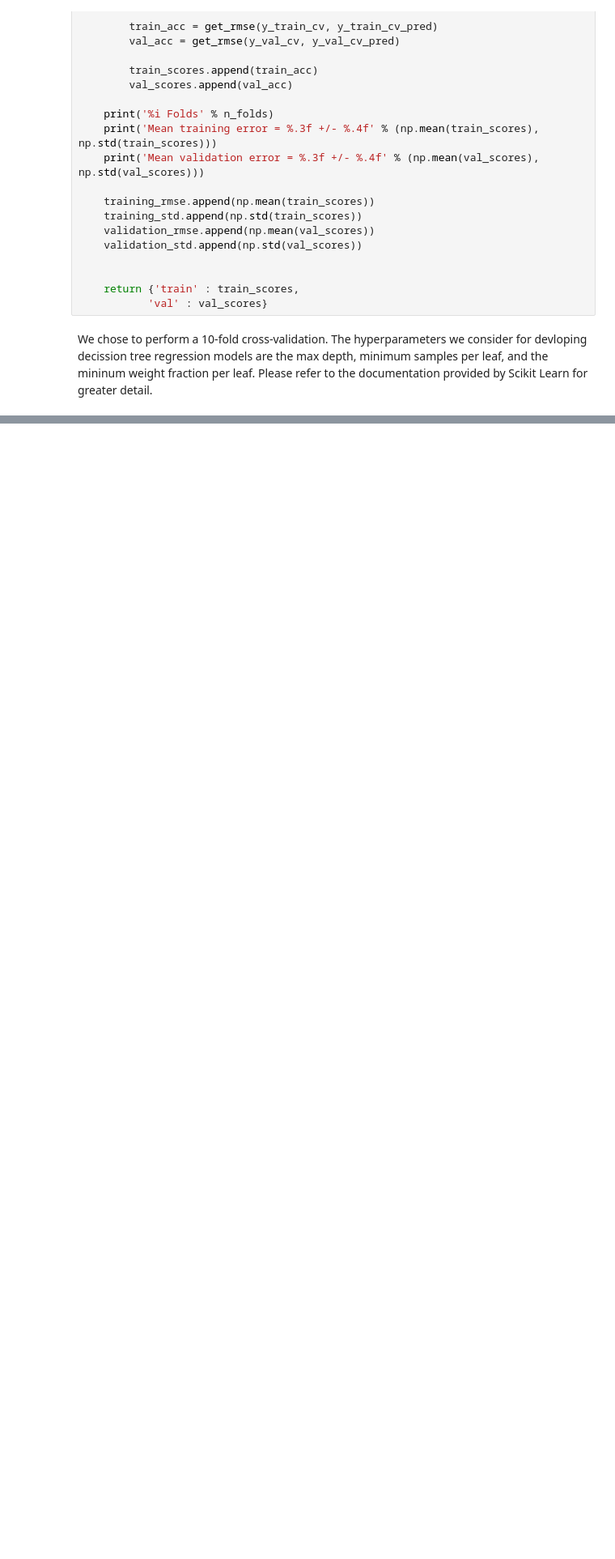
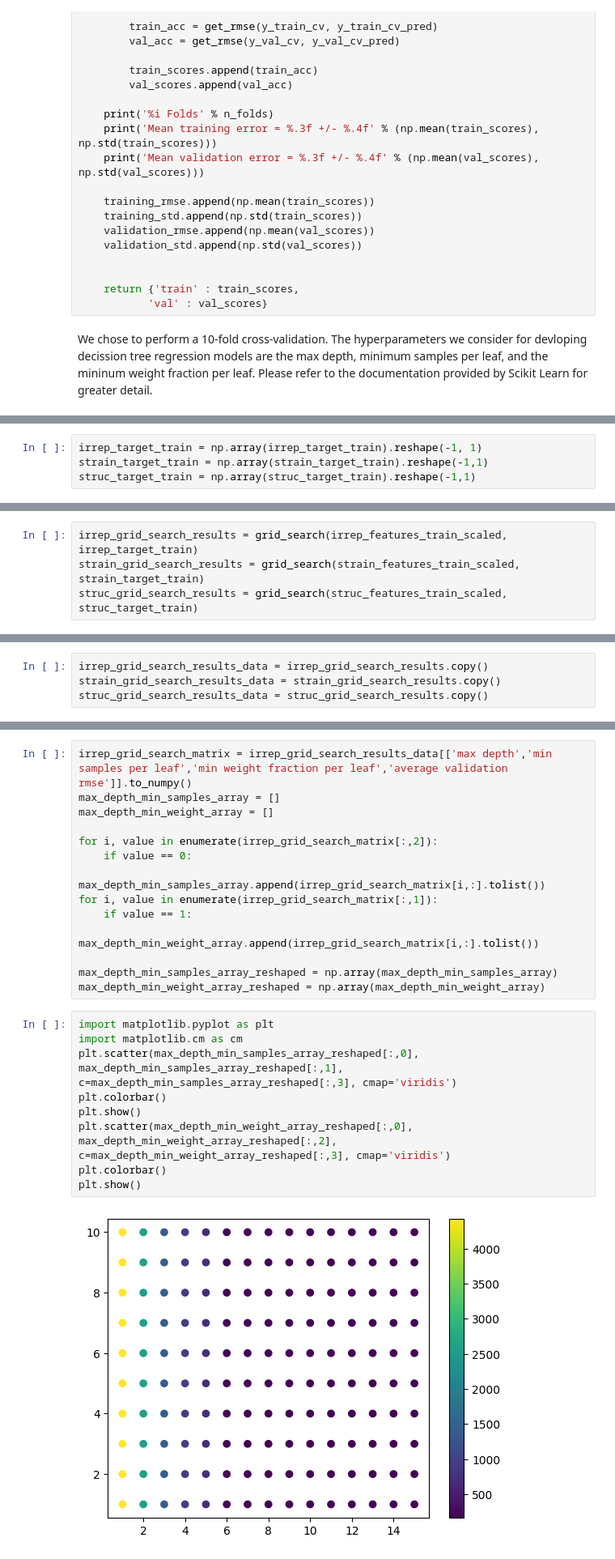
Before and after one commit to zvanfossan/kto-phonon-study, a Jupyter notebook: workflow.ipynb, the cells around one changed output, grey strips where cells are left out. Shown at 81% size. Drawn from its saved outputs; the diff is of its cells as text; blank space fills up the shorter version.

```diff
--- a/workflow.ipynb
+++ b/workflow.ipynb
@@ -158,0 +223,4 @@ We chose to perform a 10-fold cross-validation. The hyperparameters we consider
+# %%
+irrep_target_train = np.array(irrep_target_train).reshape(-1, 1)
+strain_target_train = np.array(strain_target_train).reshape(-1,1)
+struc_target_train = np.array(struc_target_train).reshape(-1,1)
@@ -158,0 +229,4 @@ We chose to perform a 10-fold cross-validation. The hyperparameters we consider
+# %%
+irrep_grid_search_results = grid_search(irrep_features_train_scaled, irrep_target_train)
+strain_grid_search_results = grid_search(strain_features_train_scaled, strain_target_train)
+struc_grid_search_results = grid_search(struc_features_train_scaled, struc_target_train)
@@ -158,0 +253,4 @@ We chose to perform a 10-fold cross-validation. The hyperparameters we consider
+# %%
+irrep_grid_search_results_data = irrep_grid_search_results.copy()
+strain_grid_search_results_data = strain_grid_search_results.copy()
+struc_grid_search_results_data = struc_grid_search_results.copy()
@@ -158,0 +259,25 @@ We chose to perform a 10-fold cross-validation. The hyperparameters we consider
+# %%
+irrep_grid_search_matrix = irrep_grid_search_results_data[['max depth','min samples per leaf','min weight fraction per leaf','average validation rmse']].to_numpy()
+max_depth_min_samples_array = []
+max_depth_min_weight_array = []
+
+for i, value in enumerate(irrep_grid_search_matrix[:,2]):
+    if value == 0:
+        max_depth_min_samples_array.append(irrep_grid_search_matrix[i,:].tolist())
+for i, value in enumerate(irrep_grid_search_matrix[:,1]):
+    if value == 1:
+        max_depth_min_weight_array.append(irrep_grid_search_matrix[i,:].tolist())
+
+max_depth_min_samples_array_reshaped = np.array(max_depth_min_samples_array)
+max_depth_min_weight_array_reshaped = np.array(max_depth_min_weight_array)
+# %%
+import matplotlib.pyplot as plt
+import matplotlib.cm as cm
+plt.scatter(max_depth_min_samples_array_reshaped[:,0], max_depth_min_samples_array_reshaped[:,1], c=max_depth_min_samples_array_reshaped[:,3], cmap='viridis')
+plt.colorbar()
+plt.show()
+plt.scatter(max_depth_min_weight_array_reshaped[:,0], max_depth_min_weight_array_reshaped[:,2], c=max_depth_min_weight_array_reshaped[:,3], cmap='viridis')
+plt.colorbar()
+plt.show()
+# %% [output]
+[figure, added]
```
Also changed, not shown: parts of 15 cells of this notebook.
